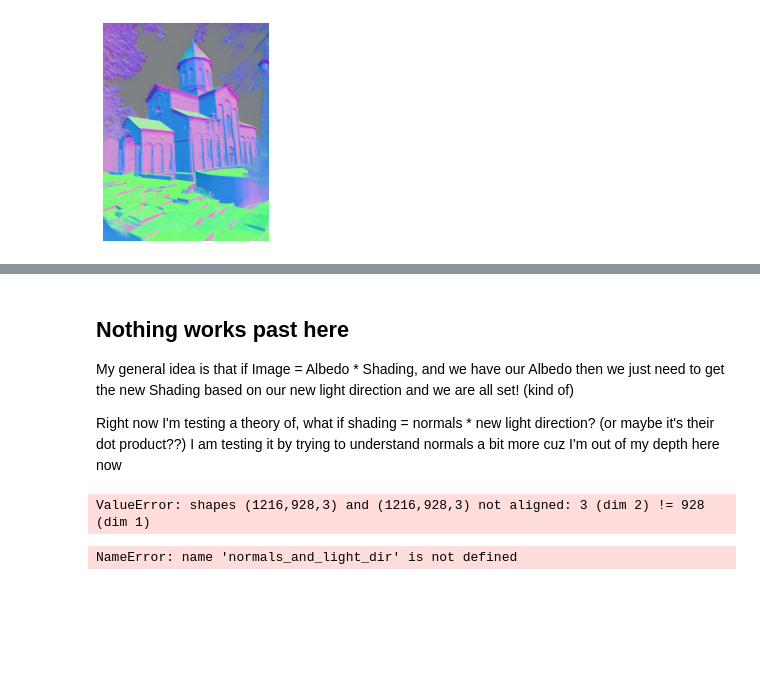
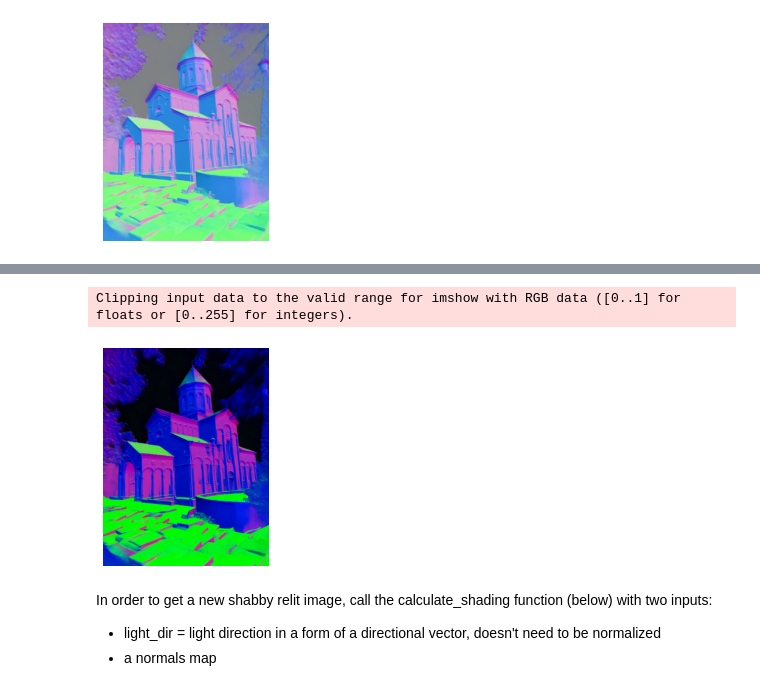
Before and after one commit to AnyaLeo/project, a Jupyter notebook: Relighting.ipynb, the cells around one changed output, grey strips where cells are left out. Drawn from its saved outputs; the diff is of its cells as text; code cells hidden in the pictures; blank space fills up the shorter version.

```diff
--- a/Relighting.ipynb
+++ b/Relighting.ipynb
@@ -83,22 +54,12 @@ print(np.shape(light_dir))
-# %% [markdown]
-## Nothing works past here
-My general idea is that if Image = Albedo * Shading, and we have our Albedo
-then we just need to get the new Shading based on our new light direction and we are all set! (kind of)
-
-Right now I'm testing a theory of, what if shading = normals * new light direction? (or maybe it's their dot product??) I am testing it by trying to understand normals a bit more cuz I'm out of my depth here now
-# %%
-# Figure out a light direction map based on the normals
-# TODO: dot product -.-
-normals_and_light_dir = np.dot(normals, light_dir)
-
-imshow(normals_and_light_dir)
-# %% [output]
-ValueError: shapes (1216,928,3) and (1216,928,3) not aligned: 3 (dim 2) != 928 (dim 1)
-# %%
-light_color = (1, 1, 1)
-light_power = 1
-colored = albedo * light_color * light_power * normals_and_light_dir
-
-imshow(colored)
-# %% [output]
-NameError: name 'normals_and_light_dir' is not defined
+# %%
+# Make normals in a range from -1 to 1
+normals = normals * 2 - 1
+# %%
+imshow(normals)
+# %% [output]
+Clipping input data to the valid range for imshow with RGB data ([0..1] for floats or [0..255] for integers).
+[figure, added]
+# %% [markdown]
+In order to get a new shabby relit image, call the calculate_shading function (below) with two inputs:
+* light_dir = light direction in a form of a directional vector, doesn't need to be normalized
+* a normals map
```
Also changed, not shown: parts of 7 cells of this notebook.
